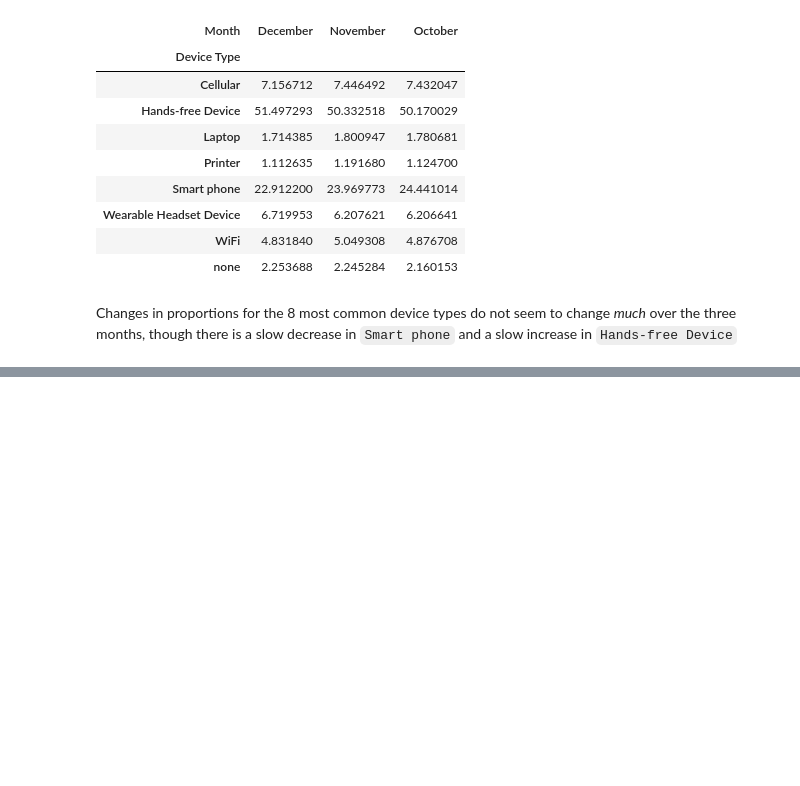
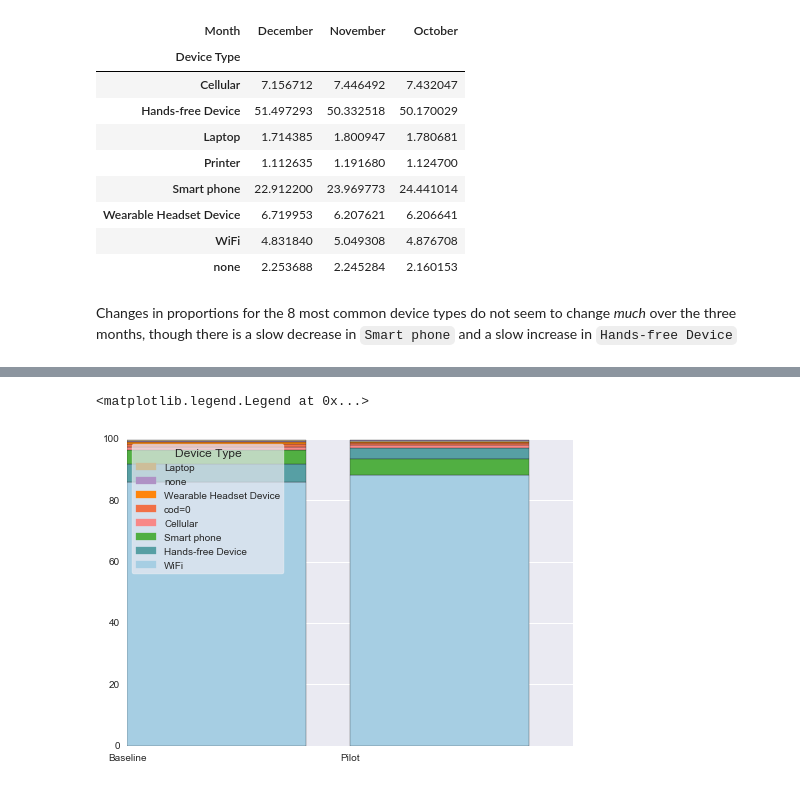
Before and after one commit to CityofToronto/bdit_king_pilot_dashboard, a Jupyter notebook: bluetooth/Baseline_device_filtering.ipynb, the cells around one changed output, grey strips where cells are left out. Cells and saved outputs as stored; diff of their text form; code cells hidden in the pictures; blank space fills up the shorter version.

```diff
--- a/bluetooth/Baseline_device_filtering.ipynb
+++ b/bluetooth/Baseline_device_filtering.ipynb
@@ -349,0 +501,16 @@ for i, month in enumerate(speed_three_months.mnth.unique()):
+# %%
+king_devices = king_devices[king_devices['period'] != 'Exclude']
+# %%
+handles = []
+periods = [1, 2]
+
+for i, device_type in enumerate(king_devices["Device Type"].unique()):
+    device_data = king_devices[king_devices["Device Type"] == device_type]
+    plt.bar(periods, device_data["% of Observations"], bottom=device_data.bottom, color=colors[i])
+    handles.append(mpl.patches.Patch(color=colors[i], label=device_type))
+plt.xticks(periods, king_devices["period"].unique())
+plt.legend(title="Device Type", handles=list(reversed(handles)), loc='upper left',
+                 fancybox=True, framealpha=0.7, frameon=True)
+# %% [output]
+<matplotlib.legend.Legend at 0x...>
+[figure, added]
```
Also changed, not shown: parts of 22 cells of this notebook.
